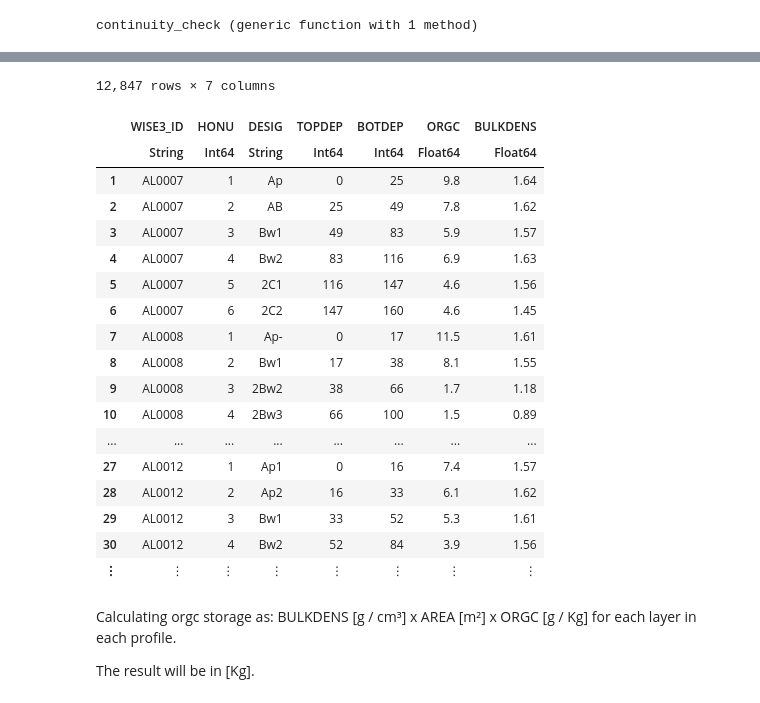
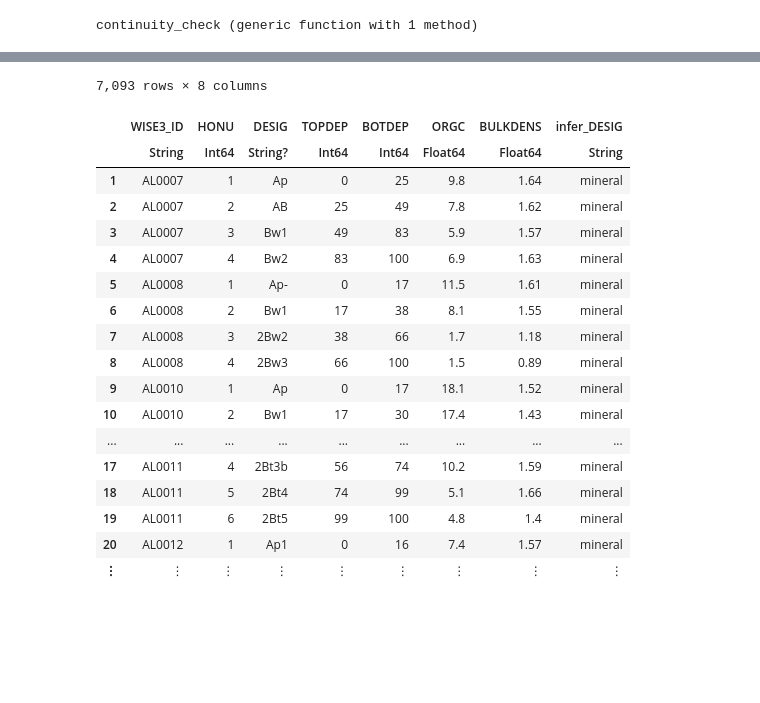
Before and after one commit to danvinci/soil_nb, a Jupyter notebook: orgc_storage_ISRIC_WISE.ipynb, the cells around one changed output, grey strips where cells are left out. Cells and saved outputs as stored; diff of their text form; code cells hidden in the pictures; blank space fills up the shorter version.

```diff
--- a/orgc_storage_ISRIC_WISE.ipynb
+++ b/orgc_storage_ISRIC_WISE.ipynb
@@ -154,0 +168,12 @@ test_profile = df_hz[df_hz.WISE3_ID .== "AL0017",:]
+# %%
+function continuity_check_df(df)
+#generate continuity mask for the whole dataframe
+continuous_layers = Bool[]
+
+for profile in unique(df.WISE3_ID)
+    append!(continuous_layers, continuity_check(df[df.WISE3_ID.==profile,:]))
+end
+
+return continuous_layers
+
+end
@@ -154,0 +182,2 @@ test_profile = df_hz[df_hz.WISE3_ID .== "AL0017",:]
+# %%
+df_hz_cont = df_hz[continuity_check_df(df_hz),:]; #df with only continuous profiles
@@ -154,0 +223,12 @@ test_profile = df_hz[df_hz.WISE3_ID .== "AL0017",:]
+# %%
+function compute_clipped_profiles(df)
+#initialize empty DF with same columns and types as starting one
+results = DataFrame(eltypes(df), names(df))
+
+for profile in unique(df.WISE3_ID)
+    append!(results, depth_clip(df[df.WISE3_ID .== profile,:]))
+end
+
+return results
+
+end
@@ -194,28 +260,23 @@ plot(p_orgc_or, p_blk_or)
-# %%
-#DF we can work with
-df_hz_ready = df_hz[layers_keep,:]
-# %% [output]
-12,847 rows × 7 columns
-|  | WISE3_ID | HONU | DESIG | TOPDEP | BOTDEP | ORGC | BULKDENS |
-|  | String | Int64 | String | Int64 | Int64 | Float64 | Float64 |
-| 1 | AL0007 | 1 | Ap | 0 | 25 | 9.8 | 1.64 |
-| 2 | AL0007 | 2 | AB | 25 | 49 | 7.8 | 1.62 |
-| 3 | AL0007 | 3 | Bw1 | 49 | 83 | 5.9 | 1.57 |
-| 4 | AL0007 | 4 | Bw2 | 83 | 116 | 6.9 | 1.63 |
-| 5 | AL0007 | 5 | 2C1 | 116 | 147 | 4.6 | 1.56 |
-| 6 | AL0007 | 6 | 2C2 | 147 | 160 | 4.6 | 1.45 |
-| 7 | AL0008 | 1 | Ap- | 0 | 17 | 11.5 | 1.61 |
-| 8 | AL0008 | 2 | Bw1 | 17 | 38 | 8.1 | 1.55 |
-| 9 | AL0008 | 3 | 2Bw2 | 38 | 66 | 1.7 | 1.18 |
-| 10 | AL0008 | 4 | 2Bw3 | 66 | 100 | 1.5 | 0.89 |
-| ... | ... | ... | ... | ... | ... | ... | ... |
-| 27 | AL0012 | 1 | Ap1 | 0 | 16 | 7.4 | 1.57 |
-| 28 | AL0012 | 2 | Ap2 | 16 | 33 | 6.1 | 1.62 |
-| 29 | AL0012 | 3 | Bw1 | 33 | 52 | 5.3 | 1.61 |
-| 30 | AL0012 | 4 | Bw2 | 52 | 84 | 3.9 | 1.56 |
-| ⋮ | ⋮ | ⋮ | ⋮ | ⋮ | ⋮ | ⋮ | ⋮ |
-# %% [markdown]
-Calculating orgc storage as:  BULKDENS [g / cm³] x AREA [m²] x ORGC [g / Kg] for each layer in each profile.
-
-The result will be in [Kg].
+# %%
+df_hz_clipped = compute_clipped_profiles(df_hz_cont)
+# %% [output]
+7,093 rows × 8 columns
+|  | WISE3_ID | HONU | DESIG | TOPDEP | BOTDEP | ORGC | BULKDENS | infer_DESIG |
+|  | String | Int64 | String? | Int64 | Int64 | Float64 | Float64 | String |
+| 1 | AL0007 | 1 | Ap | 0 | 25 | 9.8 | 1.64 | mineral |
+| 2 | AL0007 | 2 | AB | 25 | 49 | 7.8 | 1.62 | mineral |
+| 3 | AL0007 | 3 | Bw1 | 49 | 83 | 5.9 | 1.57 | mineral |
+| 4 | AL0007 | 4 | Bw2 | 83 | 100 | 6.9 | 1.63 | mineral |
+| 5 | AL0008 | 1 | Ap- | 0 | 17 | 11.5 | 1.61 | mineral |
+| 6 | AL0008 | 2 | Bw1 | 17 | 38 | 8.1 | 1.55 | mineral |
+| 7 | AL0008 | 3 | 2Bw2 | 38 | 66 | 1.7 | 1.18 | mineral |
+| 8 | AL0008 | 4 | 2Bw3 | 66 | 100 | 1.5 | 0.89 | mineral |
+| 9 | AL0010 | 1 | Ap | 0 | 17 | 18.1 | 1.52 | mineral |
+| 10 | AL0010 | 2 | Bw1 | 17 | 30 | 17.4 | 1.43 | mineral |
+| ... | ... | ... | ... | ... | ... | ... | ... | ... |
+| 17 | AL0011 | 4 | 2Bt3b | 56 | 74 | 10.2 | 1.59 | mineral |
+| 18 | AL0011 | 5 | 2Bt4 | 74 | 99 | 5.1 | 1.66 | mineral |
+| 19 | AL0011 | 6 | 2Bt5 | 99 | 100 | 4.8 | 1.4 | mineral |
+| 20 | AL0012 | 1 | Ap1 | 0 | 16 | 7.4 | 1.57 | mineral |
+| ⋮ | ⋮ | ⋮ | ⋮ | ⋮ | ⋮ | ⋮ | ⋮ | ⋮ |
 # %%
```
Also changed, not shown: parts of 46 cells of this notebook.
